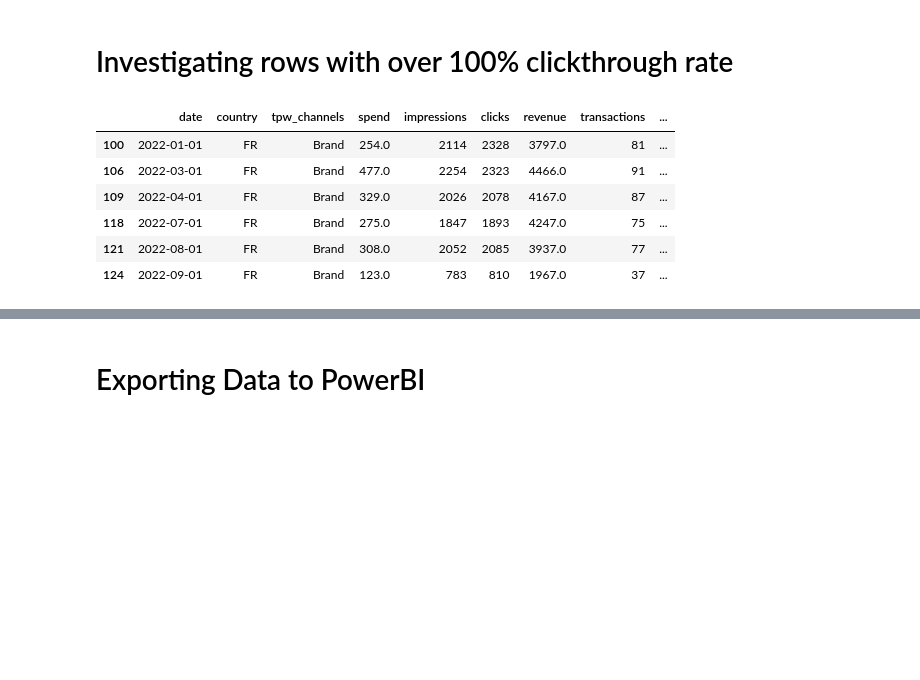
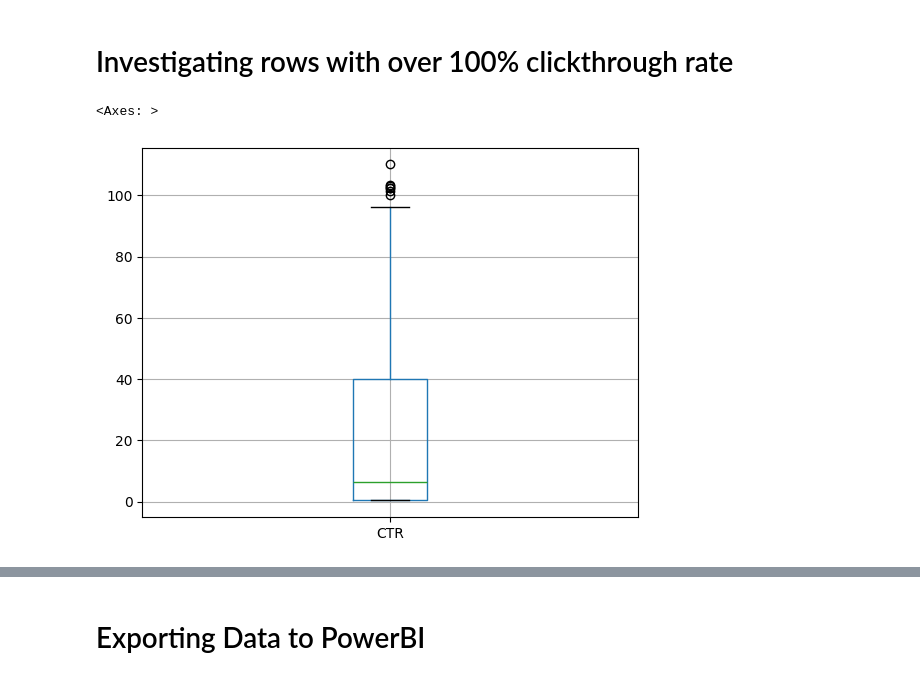
Before and after one commit to adam-grove/Protein-Works-Presentation, a Jupyter notebook: Data Cleaning.ipynb, the cells around one changed output, grey strips where cells are left out. Cells and saved outputs as stored; diff of their text form; code cells hidden in the pictures; blank space fills up the shorter version.

```diff
--- a/Data Cleaning.ipynb
+++ b/Data Cleaning.ipynb
@@ -360,0 +389,3 @@ Marketing_Cleaned.describe()
+# %%
+anom_9 = Marketing_Cleaned[Marketing_Cleaned["AOV"] > 80]
+anom_9
@@ -360,0 +401,4 @@ Marketing_Cleaned.describe()
+# %%
+anomalies = pd.concat([anomalies,anom_9],ignore_index=False)
+Marketing_Cleaned = Marketing_Cleaned[~Marketing_Cleaned.index.isin(anomalies.index)]
+Marketing_Cleaned.describe()
@@ -361,13 +415,7 @@ Marketing_Cleaned.describe()
 # %% [markdown]
 # Investigating rows with over 100% clickthrough rate
-# %%
-test = Marketing_Cleaned[Marketing_Cleaned["CTR"] > 100]
-test
-# %% [output]
-|  | date | country | tpw_channels | spend | impressions | clicks | revenue | transactions | ... |
-| 100 | 2022-01-01 | FR | Brand | 254.0 | 2114 | 2328 | 3797.0 | 81 | ... |
-| 106 | 2022-03-01 | FR | Brand | 477.0 | 2254 | 2323 | 4466.0 | 91 | ... |
-| 109 | 2022-04-01 | FR | Brand | 329.0 | 2026 | 2078 | 4167.0 | 87 | ... |
-| 118 | 2022-07-01 | FR | Brand | 275.0 | 1847 | 1893 | 4247.0 | 75 | ... |
-| 121 | 2022-08-01 | FR | Brand | 308.0 | 2052 | 2085 | 3937.0 | 77 | ... |
-| 124 | 2022-09-01 | FR | Brand | 123.0 | 783 | 810 | 1967.0 | 37 | ... |
+# %%
+Marketing_Cleaned.boxplot(column="CTR")
+# %% [output]
+<Axes: >
+[figure, added]
```
Also changed, not shown: parts of 26 cells of this notebook, 1 other file.
